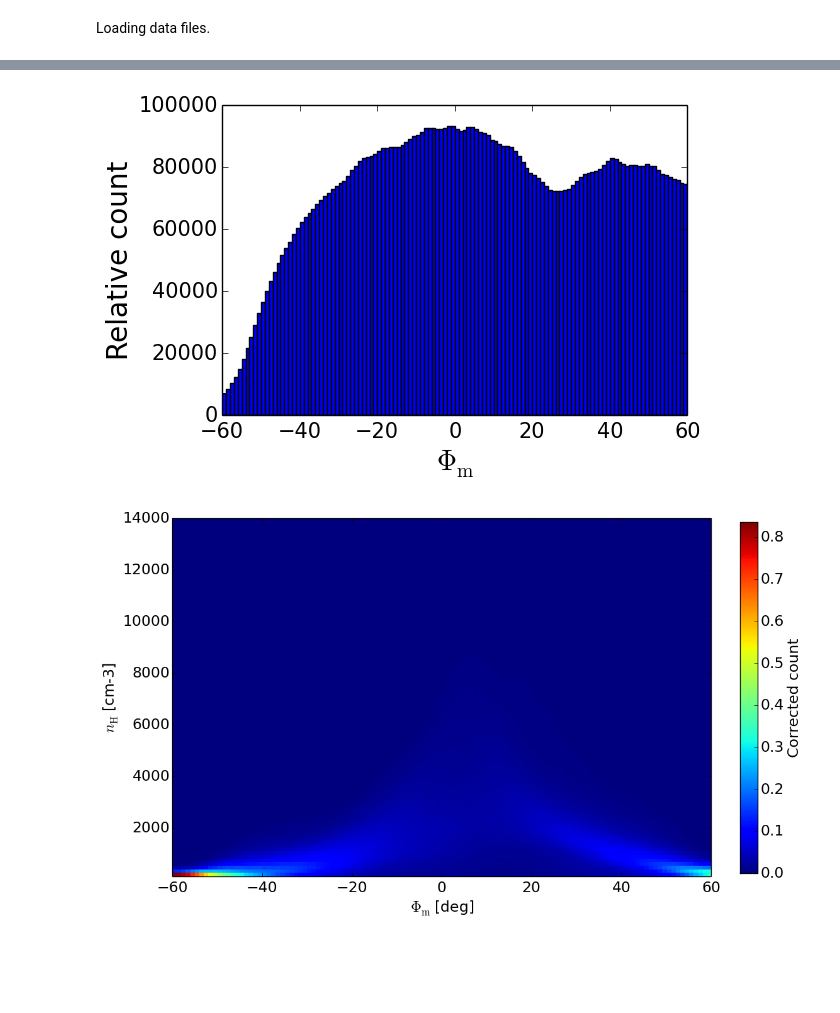
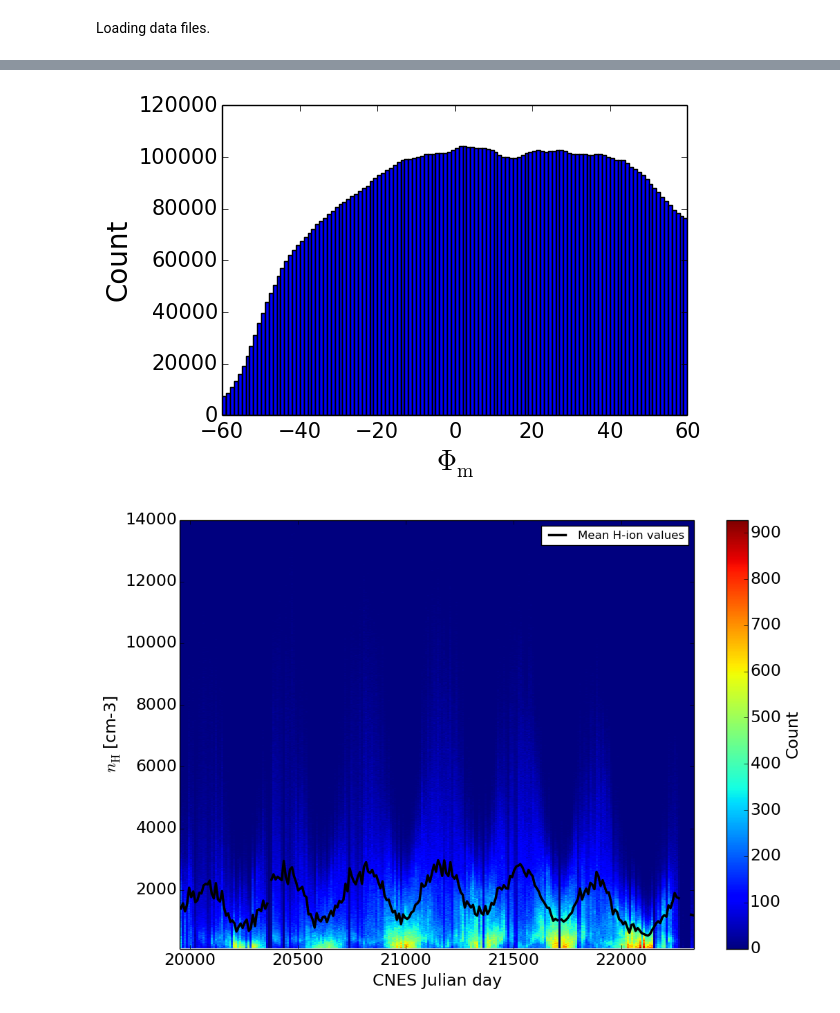
Before and after one commit to bozso/demeter_process, a Jupyter notebook: day.ipynb, the cells around one changed output, grey strips where cells are left out. Saved outputs shown, nothing was run; the diff lists cells and outputs as text; code cells hidden in the pictures; blank space fills up the shorter version.

```diff
--- a/day.ipynb
+++ b/day.ipynb
@@ -41,5 +43,5 @@ req = ['cnesjd', 'h', 'mlat', 'mlon', 'alt']
 day, _ = rd.read_data(input_paths, required=req)
 # %%
 # filtering out low ion densities and restricitng mag. lat. values
-day = day[(day['h']  < 1.4e4) & (day['h'] > 100) & (day['mlat'] > -60) & (day['mlat'] < 65)]
+day = day[(day['h']  < 1.4e4) & (day['h'] > 100) & (day['mlat'] > -60) & (day['mlat'] < 60)]
 # %% [markdown]
@@ -47,2 +49,6 @@ Binning data for mag.lat. values and CNES Jd. values.
+# %%
+h_binnum = 1e3
+mlat_binnum = 120
+cnesjd_binnum = 250;
 # %%
 # creating bins, from max. to min. 1 degree bin width
@@ -50,7 +56,8 @@ mlat_median, mlat_bins, _ = stats.binned_statistic(day['mlat'], day['h'], statis
 mlat_half_bin = (mlat_bins[1] - mlat_bins[0]) / 2.0
 # %%
 # creating bins, from max. to min. 20 day bin width
-cnesjd_median, cnesjd_bins, _ = stats.binned_statistic(day['cnesjd'], day['h'], statistic='median', bins=1e3)
+cnesjd_mean, cnesjd_bins, _ = stats.binned_statistic(day['cnesjd'], day['h'],
+                                                       statistic='mean', bins=cnesjd_binnum)
 cnesjd_half_bin = (cnesjd_bins[1] - cnesjd_bins[0]) / 2.0
 # %%
 # plotting 2d histogram and H+ ion median values in bins
@@ -75,11 +80,11 @@ cbar.ax.tick_params(labelsize=17)
 # %%
 plt.figure(dpi=100)
-n, _, _ = plt.hist(day['mlat'], bins=120);
+n, _, _ = plt.hist(day['mlat'], bins=mlat_binnum);
 plt.xlabel(r'$\Phi_{\mathrm{m}}$', size=20)
-plt.ylabel('Relative count', size=20)
+plt.ylabel('Count', size=20)
 plt.tick_params(labelsize=15)
 # %% [output]
-[figure, old version]
+[figure, new version]
 # %%
 counts = np.rot90(counts)
 # %%
@@ -87,17 +92,18 @@ counts_corrected = np.multiply(counts, np.tile(np.reciprocal(n), (100, 1)))
 # %%
+# plotting 2d histogram and H+ ion median values in bins
 plt.figure(figsize=(12,8), dpi=100)
 
-plt.xlabel(r'$\Phi_{\mathrm{m}}$ [deg]', size=17)
+plt.xlabel('CNES Julian day', size=17)
 plt.ylabel(r'$n_{\mathrm{H}}$ [cm-3]', size=17)
 plt.tick_params(labelsize=17)
 
-plt.imshow(counts_corrected, extent=(mlat_bins[0], mlat_bins[-1], h_low, h_high),
-           aspect=5.75e-3, interpolation='nearest')
+plt.hist2d(day['cnesjd'], day['h'], bins=[cnesjd_binnum, h_binnum])
 
-cbar = plt.colorbar(fraction=0.03)
-cbar.set_label('Corrected count', size=17)
+cbar = plt.colorbar()
+cbar.set_label('Count', size=17)
 cbar.ax.tick_params(labelsize=17)
 
-#plt.plot(mlat_bins[0:-1] + mlat_half_width, mlat_median, 'k-', linewidth=2.5);
+plt.plot(cnesjd_bins[:-1] + cnesjd_half_bin, cnesjd_mean, 'k-', linewidth=2.5, label='Mean H-ion values')
+plt.legend();
 # %% [output]
-[figure, old version]
+[figure, new version]
```
Also changed, not shown: parts of 25 cells of this notebook.
